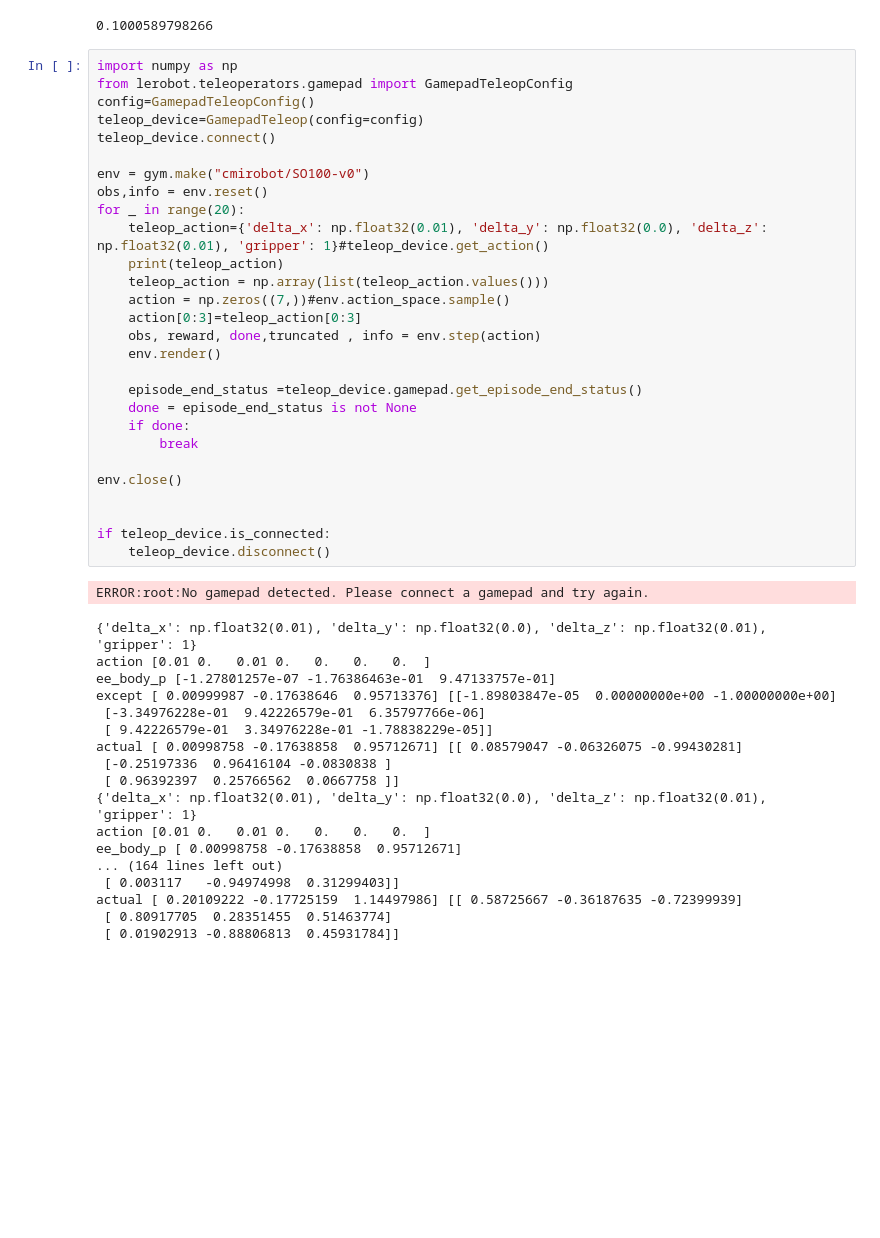
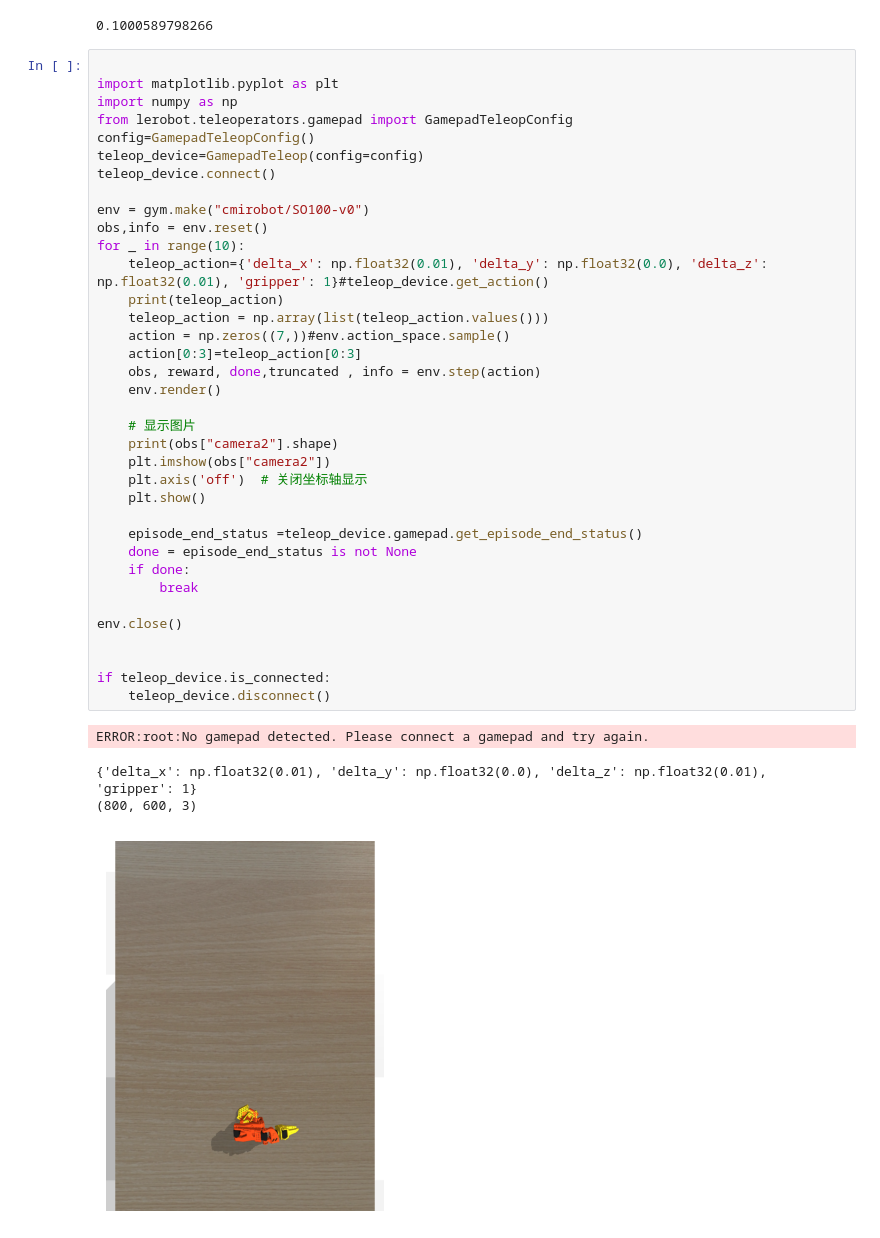
Before and after one commit to wangzhian2017/CMIRobot, a Jupyter notebook: nodebooks/1.collect_data.ipynb, the cells around one changed output. Cells and saved outputs as stored; diff of their text form; blank space fills up the shorter version.

```diff
--- a/nodebooks/1.collect_data.ipynb
+++ b/nodebooks/1.collect_data.ipynb
@@ -293,49 +293,43 @@ from ikpy.chain import Chain
 # %% [output]
 0.1000589798266
 # %%
+
+import matplotlib.pyplot as plt
 import numpy as np
 from lerobot.teleoperators.gamepad import GamepadTeleopConfig
 config=GamepadTeleopConfig()
 teleop_device=GamepadTeleop(config=config)
 teleop_device.connect()
 
 env = gym.make("cmirobot/SO100-v0")
 obs,info = env.reset()
-for _ in range(20):
+for _ in range(10):
     teleop_action={'delta_x': np.float32(0.01), 'delta_y': np.float32(0.0), 'delta_z': np.float32(0.01), 'gripper': 1}#teleop_device.get_action()
     print(teleop_action)
     teleop_action = np.array(list(teleop_action.values()))
     action = np.zeros((7,))#env.action_space.sample()
     action[0:3]=teleop_action[0:3]
     obs, reward, done,truncated , info = env.step(action)
     env.render()
+
+    # 显示图片
+    print(obs["camera2"].shape)
+    plt.imshow(obs["camera2"])
+    plt.axis('off')  # 关闭坐标轴显示
+    plt.show()
 
     episode_end_status =teleop_device.gamepad.get_episode_end_status()
     done = episode_end_status is not None
     if done:
         break
 
 env.close()
 
 
 if teleop_device.is_connected:
     teleop_device.disconnect()
 # %% [output]
 ERROR:root:No gamepad detected. Please connect a gamepad and try again.
 {'delta_x': np.float32(0.01), 'delta_y': np.float32(0.0), 'delta_z': np.float32(0.01), 'gripper': 1}
-action [0.01 0.   0.01 0.   0.   0.   0.  ]
-ee_body_p [-1.27801257e-07 -1.76386463e-01  9.47133757e-01]
-except [ 0.00999987 -0.17638646  0.95713376] [[-1.89803847e-05  0.00000000e+00 -1.00000000e+00]
- [-3.34976228e-01  9.42226579e-01  6.35797766e-06]
- [ 9.42226579e-01  3.34976228e-01 -1.78838229e-05]]
-actual [ 0.00998758 -0.17638858  0.95712671] [[ 0.08579047 -0.06326075 -0.99430281]
- [-0.25197336  0.96416104 -0.0830838 ]
- [ 0.96392397  0.25766562  0.0667758 ]]
-{'delta_x': np.float32(0.01), 'delta_y': np.float32(0.0), 'delta_z': np.float32(0.01), 'gripper': 1}
-action [0.01 0.   0.01 0.   0.   0.   0.  ]
-ee_body_p [ 0.00998758 -0.17638858  0.95712671]
-... (164 lines left out)
- [ 0.003117   -0.94974998  0.31299403]]
-actual [ 0.20109222 -0.17725159  1.14497986] [[ 0.58725667 -0.36187635 -0.72399939]
- [ 0.80917705  0.28351455  0.51463774]
- [ 0.01902913 -0.88806813  0.45931784]]
+(800, 600, 3)
+[figure, added]
```
Also changed, not shown: parts of 10 cells of this notebook, 6 other files.
